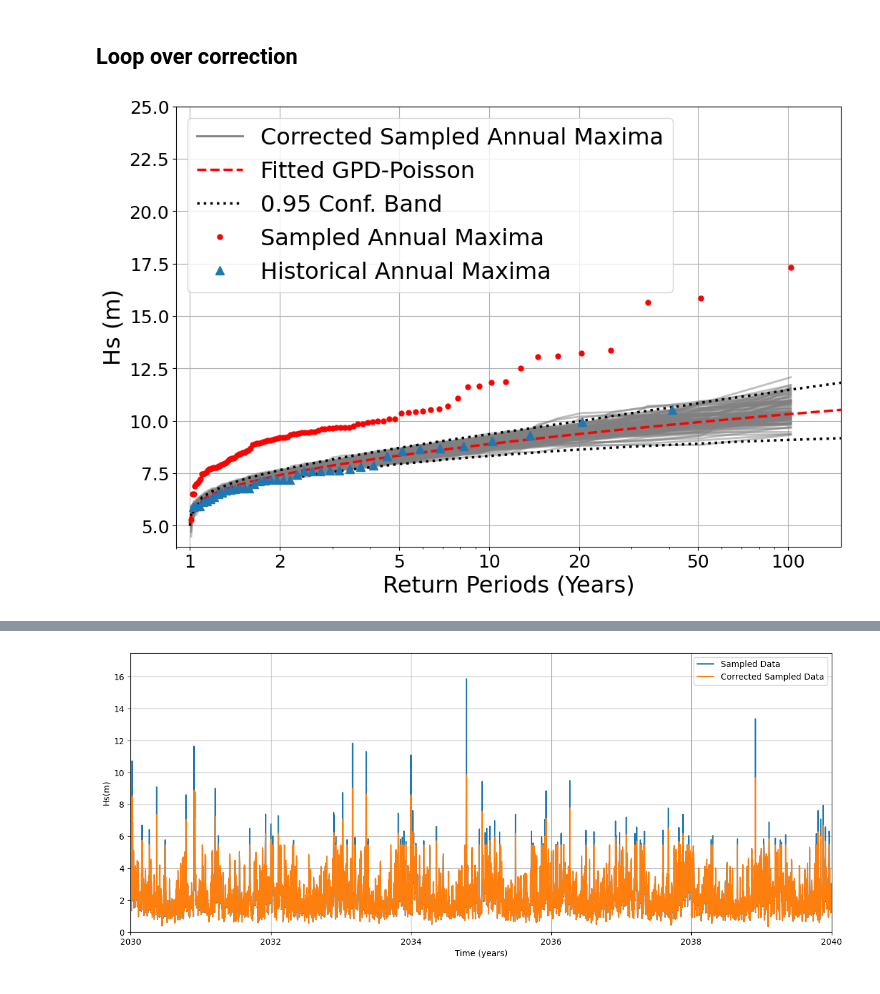
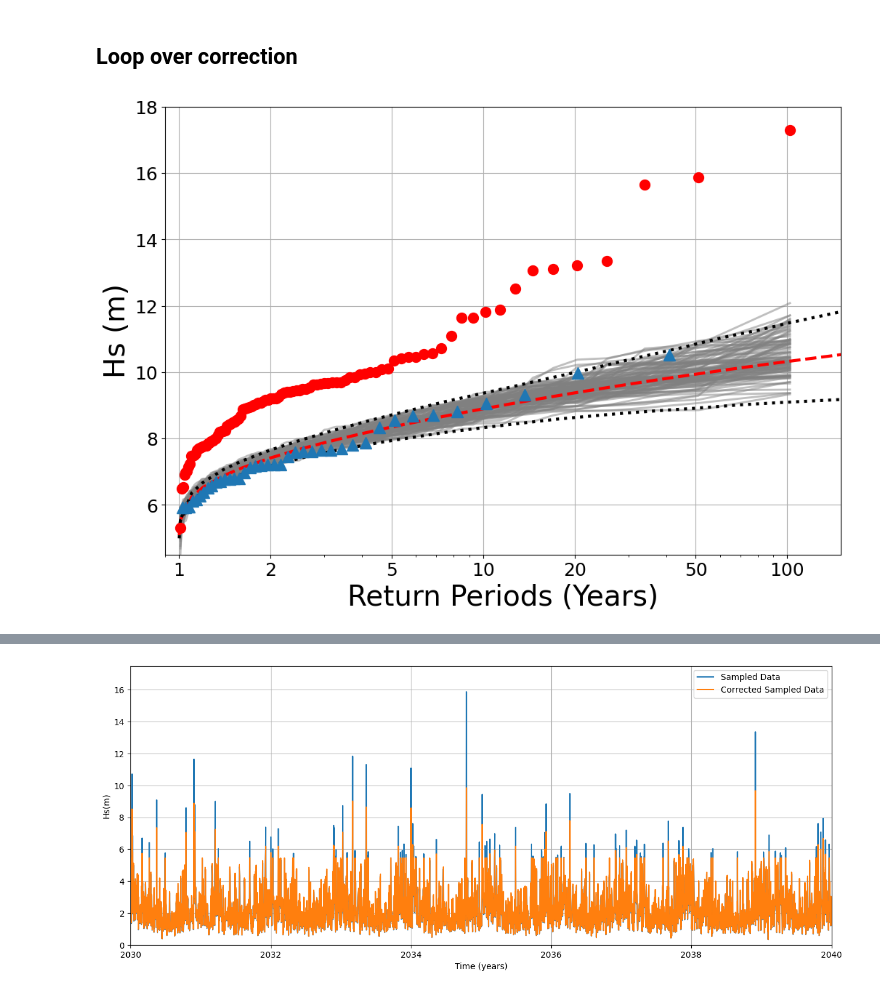
Before and after one commit to viccollado/ExtremeCorrection, a Jupyter notebook: Notebooks/ExtremeCorrectionHsTpSantona.ipynb, the cells around one changed output, grey strips where cells are left out. Drawn from its saved outputs; the diff is of its cells as text; code cells hidden in the pictures.

Commit message:
[VCF] Small changes in plotting

```diff
--- a/Notebooks/ExtremeCorrectionHsTpSantona.ipynb
+++ b/Notebooks/ExtremeCorrectionHsTpSantona.ipynb
@@ -340,44 +340,44 @@ for i in range(100):
 # %%
 fig = plt.figure(figsize=(12,8))
 ax= fig.add_subplot()
 
 # Corrected AM
 ax.semilogx(extr_corr_complete.T_annmax_sim, dict_maximos_corregidos_Hs[0], color = 'gray', linewidth=2, alpha=0.5,label='Corrected Sampled Annual Maxima')
 for i in range(1,100):
     ax.semilogx(extr_corr_complete.T_annmax_sim, dict_maximos_corregidos_Hs[i], color = 'gray', linewidth=2, alpha=0.5)
 
 # Fitted GPD-Poisson
-ax.semilogx(extr_corr_complete.ci_T_years, extr_corr_complete.x_vals_gpd_poiss_sim, color = 'red',linestyle='dashed', linewidth=2.5, label='Fitted GPD-Poisson')
+ax.semilogx(extr_corr_complete.ci_T_years, extr_corr_complete.x_vals_gpd_poiss_sim, color = 'red',linestyle='dashed', linewidth=3, label='Fitted GPD-Poisson')
 # Confidence interval for fitted GPD-Poisson
-ax.semilogx(extr_corr_complete.ci_T_years, extr_corr_complete.upper_pot_ci_return, color = "black",linestyle='dotted', linewidth=2.5, label=f'{extr_corr_complete.conf} Conf. Band')
-ax.semilogx(extr_corr_complete.ci_T_years, extr_corr_complete.lower_pot_ci_return, color = "black",linestyle='dotted', linewidth=2.5)
+ax.semilogx(extr_corr_complete.ci_T_years, extr_corr_complete.upper_pot_ci_return, color = "black",linestyle='dotted', linewidth=3, label=f'{extr_corr_complete.conf} Conf. Band')
+ax.semilogx(extr_corr_complete.ci_T_years, extr_corr_complete.lower_pot_ci_return, color = "black",linestyle='dotted', linewidth=3)
 
 
-ax.semilogx(extr_corr_complete.T_annmax_sim, extr_corr_complete.sim_max_data_sorted, color="red", linewidth=0, marker='o',markersize=5, label='Sampled Annual Maxima')
+ax.semilogx(extr_corr_complete.T_annmax_sim, extr_corr_complete.sim_max_data_sorted, color="red", linewidth=0, marker='o',markersize=10, label='Sampled Annual Maxima')
 
-ax.semilogx(extr_corr_complete.T_annmax, extr_corr_complete.max_data_sorted, color="tab:blue", linewidth=0, marker='^',markersize=8, label='Historical Annual Maxima')
+ax.semilogx(extr_corr_complete.T_annmax, extr_corr_complete.max_data_sorted, color="tab:blue", linewidth=0, marker='^',markersize=12, label='Historical Annual Maxima')
 
-ax.set_xlabel("Return Periods (Years)", fontsize=23)
-ax.set_ylabel(f"{extr_corr_complete.var} (m)", fontsize=23)
+ax.set_xlabel("Return Periods (Years)", fontsize=28)
+ax.set_ylabel(f"{extr_corr_complete.var} (m)", fontsize=28)
 # ax.set_title(f"Simulated Return Period ({self.var})", fontsize=TITLE_FONTSIZE)
 ax.set_xscale('log')
 ax.set_xticks([1, 2, 5, 10, 20, 50, 100, 250, 1000, 10000])
 # ax.set_xticklabels([1, 2, 5, 10, 20, 50, 100, 250, 1000, 10000], fontsize=15)
 ax.get_xaxis().set_major_formatter(plt.ScalarFormatter())
 # ax.set_yticklabels(ax.set, fontsize=15)
 ax.tick_params(axis='both', which='major', labelsize=18)
 ax.tick_params(axis='both', which='minor', labelsize=18)
 ax.set_xlim(0.9,150)
-ax.set_ylim(bottom=4, top=25)
-leg = ax.legend(loc='upper left', ncol=1, fontsize=23)
-for lh in leg.legend_handles:
-    lh.set_alpha(1)
+ax.set_ylim(bottom=4.5, top=18)
+# leg = ax.legend(loc='upper left', ncol=1, fontsize=23)
+# for lh in leg.legend_handles:
+#     lh.set_alpha(1)
 # ax.legend(loc='upper left', fontsize=LEGEND_FONTSIZE)
 ax.grid()
 plt.savefig("Figures/Santona/Hs_Santona_Hs/Hs_ReturnLevel_Simulated_Ensemble_REVISED.png", dpi=300, bbox_inches="tight")
 plt.show()
 # %% [output]
-[figure, old version]
+[figure, new version]
 # %%
 correlation_hs = extr_corr_complete.correlation()
 correlation_hs
```
Also changed, not shown: parts of 39 cells of this notebook, 1 other file.
